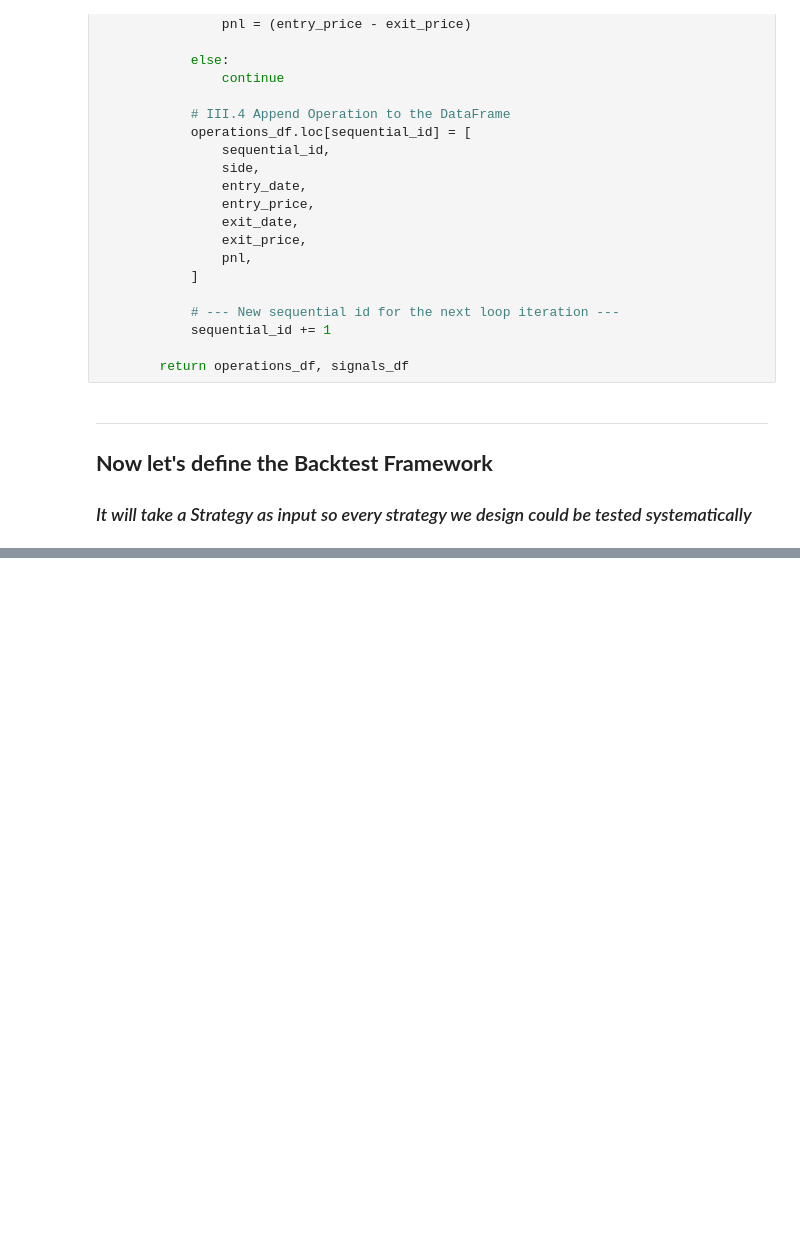
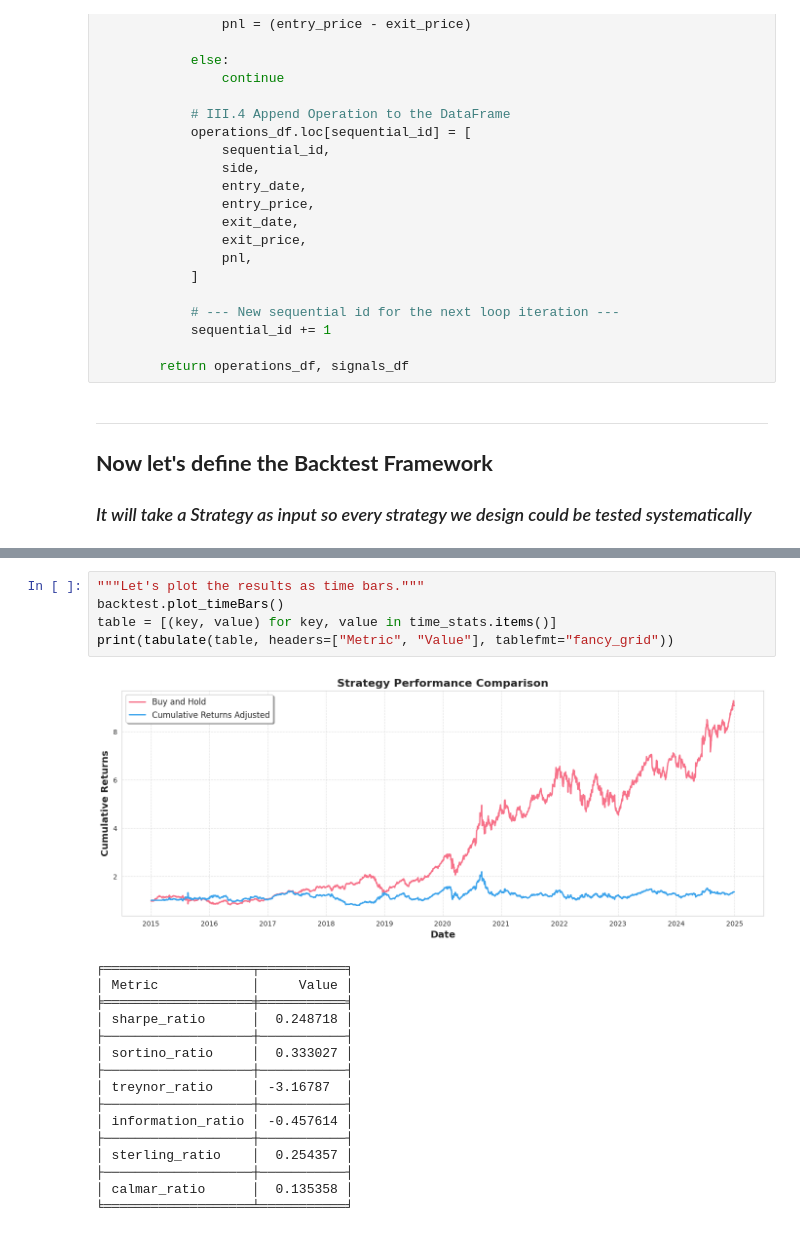
Before and after one commit to Cheval-Paresseux/ChevalParesseux-lib, a Jupyter notebook: notebooks/Naive.ipynb, the cells around one changed output, grey strips where cells are left out. Cells and saved outputs as stored; diff of their text form; blank space fills up the shorter version.

```diff
--- a/notebooks/Naive.ipynb
+++ b/notebooks/Naive.ipynb
@@ -459,0 +725,22 @@ backtest.plot_strategy(by_date=True, BuyAndHold=False)
+# %%
+"""Let's plot the results as time bars."""
+backtest.plot_timeBars()
+table = [(key, value) for key, value in time_stats.items()]
+print(tabulate(table, headers=["Metric", "Value"], tablefmt="fancy_grid"))
+# %% [output]
+[figure, added]
+╒═══════════════════╤═══════════╕
+│ Metric            │     Value │
+╞═══════════════════╪═══════════╡
+│ sharpe_ratio      │  0.248718 │
+├───────────────────┼───────────┤
+│ sortino_ratio     │  0.333027 │
+├───────────────────┼───────────┤
+│ treynor_ratio     │ -3.16787  │
+├───────────────────┼───────────┤
+│ information_ratio │ -0.457614 │
+├───────────────────┼───────────┤
+│ sterling_ratio    │  0.254357 │
+├───────────────────┼───────────┤
+│ calmar_ratio      │  0.135358 │
+╘═══════════════════╧═══════════╛
```
Also changed, not shown: parts of 17 cells of this notebook, 2 other files.
